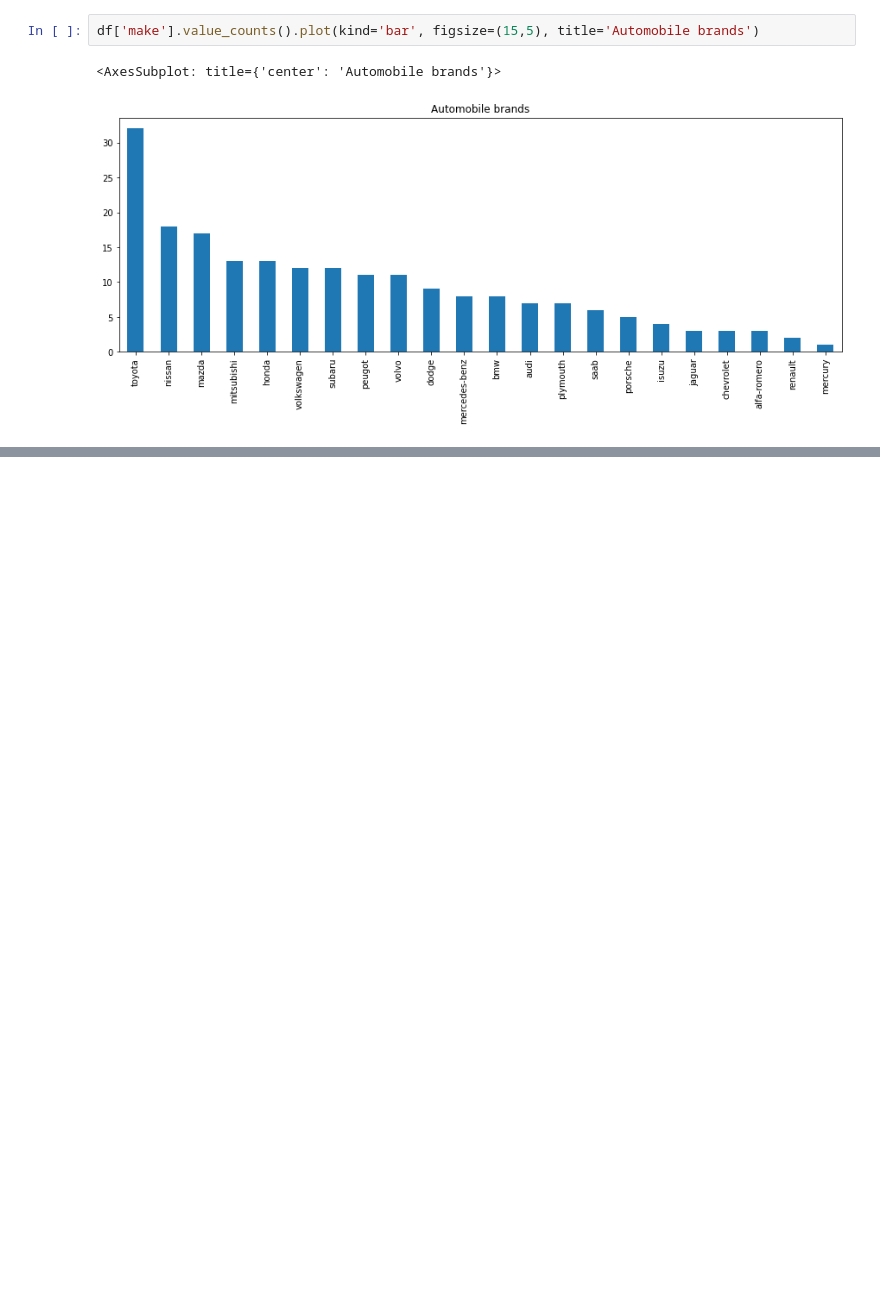
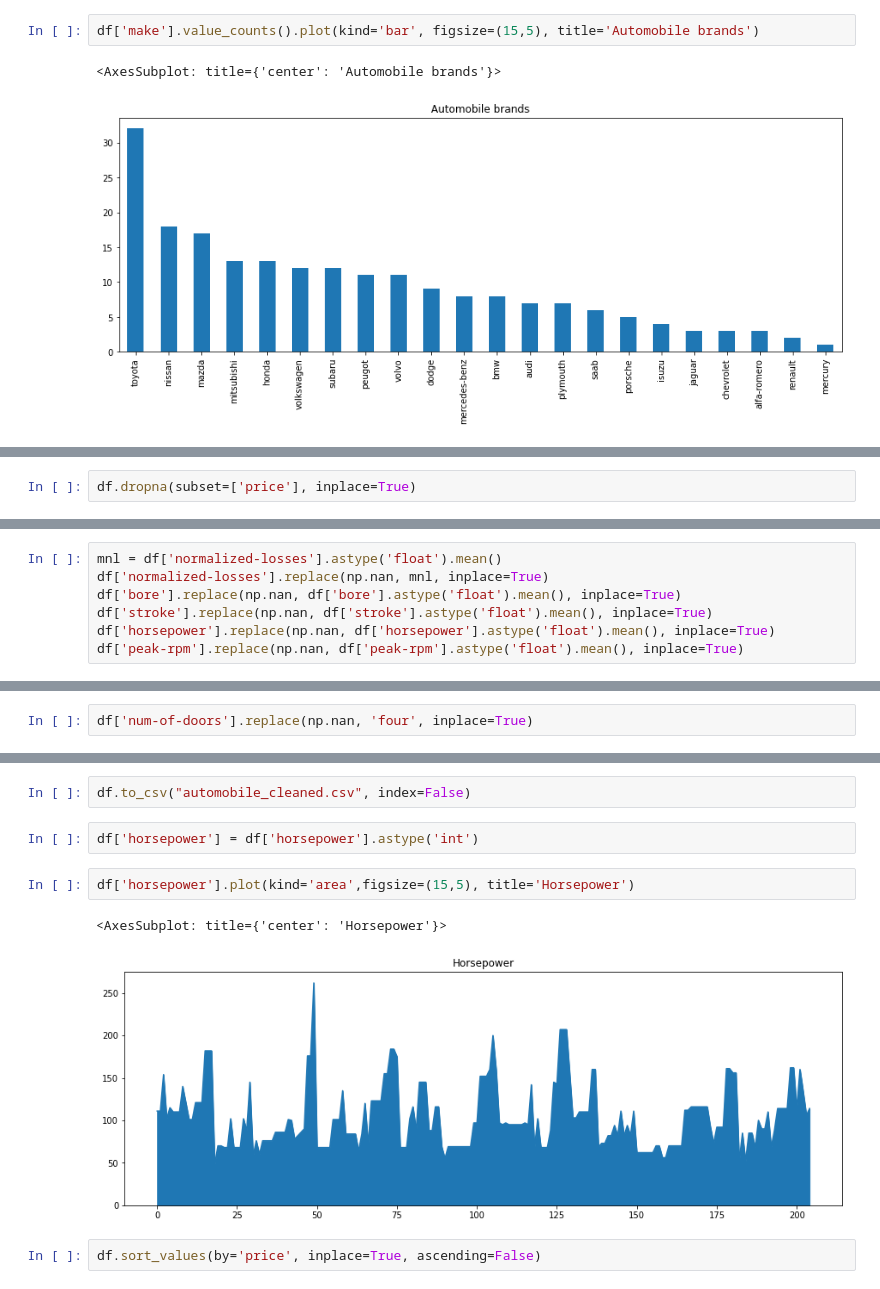
Before and after one commit to digipodium/DP-OCT-PYDS-500-MTTF, a Jupyter notebook: data_analytics/data_engineering.ipynb, the cells around one changed output, grey strips where cells are left out. Cells and saved outputs as stored; diff of their text form; blank space fills up the shorter version.

```diff
--- a/data_analytics/data_engineering.ipynb
+++ b/data_analytics/data_engineering.ipynb
@@ -226,0 +242,2 @@ df['make'].value_counts().plot(kind='bar', figsize=(15,5), title='Automobile bra
+# %%
+df.dropna(subset=['price'], inplace=True)
@@ -226,0 +264,7 @@ df['make'].value_counts().plot(kind='bar', figsize=(15,5), title='Automobile bra
+# %%
+mnl = df['normalized-losses'].astype('float').mean()
+df['normalized-losses'].replace(np.nan, mnl, inplace=True)
+df['bore'].replace(np.nan, df['bore'].astype('float').mean(), inplace=True)
+df['stroke'].replace(np.nan, df['stroke'].astype('float').mean(), inplace=True)
+df['horsepower'].replace(np.nan, df['horsepower'].astype('float').mean(), inplace=True)
+df['peak-rpm'].replace(np.nan, df['peak-rpm'].astype('float').mean(), inplace=True)
@@ -226,0 +277,2 @@ df['make'].value_counts().plot(kind='bar', figsize=(15,5), title='Automobile bra
+# %%
+df['num-of-doors'].replace(np.nan, 'four', inplace=True)
@@ -226,0 +299,11 @@ df['make'].value_counts().plot(kind='bar', figsize=(15,5), title='Automobile bra
+# %%
+df.to_csv("automobile_cleaned.csv", index=False)
+# %%
+df['horsepower'] = df['horsepower'].astype('int')
+# %%
+df['horsepower'].plot(kind='area',figsize=(15,5), title='Horsepower')
+# %% [output]
+<AxesSubplot: title={'center': 'Horsepower'}>
+[figure, added]
+# %%
+df.sort_values(by='price', inplace=True, ascending=False)
```
Also changed, not shown: parts of 12 cells of this notebook, 1 other file.
